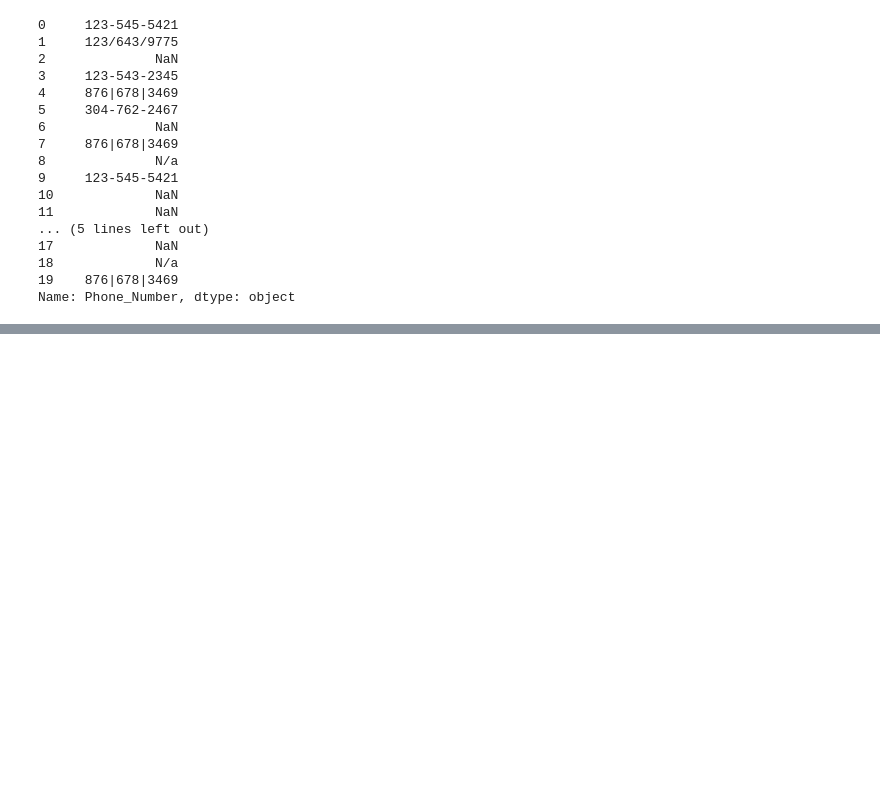
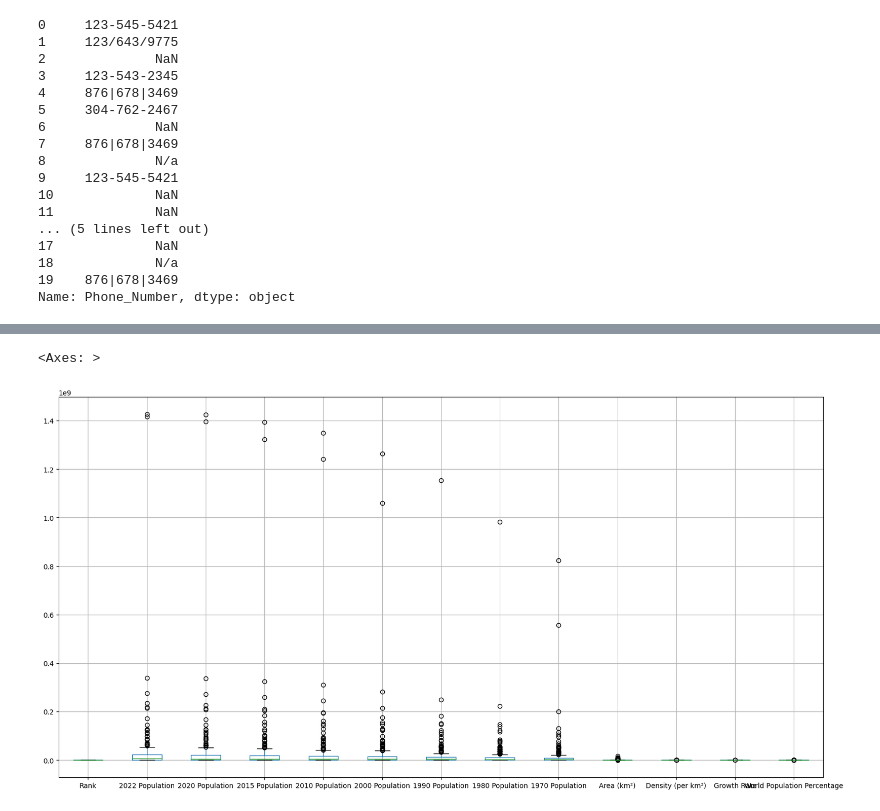
Before and after one commit to alb1nut/Pandas, a Jupyter notebook: Pandas.ipynb, the cells around one changed output, grey strips where cells are left out. Saved outputs shown, nothing was run; the diff lists cells and outputs as text; code cells hidden in the pictures; blank space fills up the shorter version.

```diff
--- a/Pandas.ipynb
+++ b/Pandas.ipynb
@@ -1030,0 +1186,7 @@ df.set_index("CustomerID")
+# %%
+#boxplot to find ourliers
+
+df.boxplot(figsize=(20,10))
+# %% [output]
+<Axes: >
+[figure, added]
```
Also changed, not shown: parts of 35 cells of this notebook.
